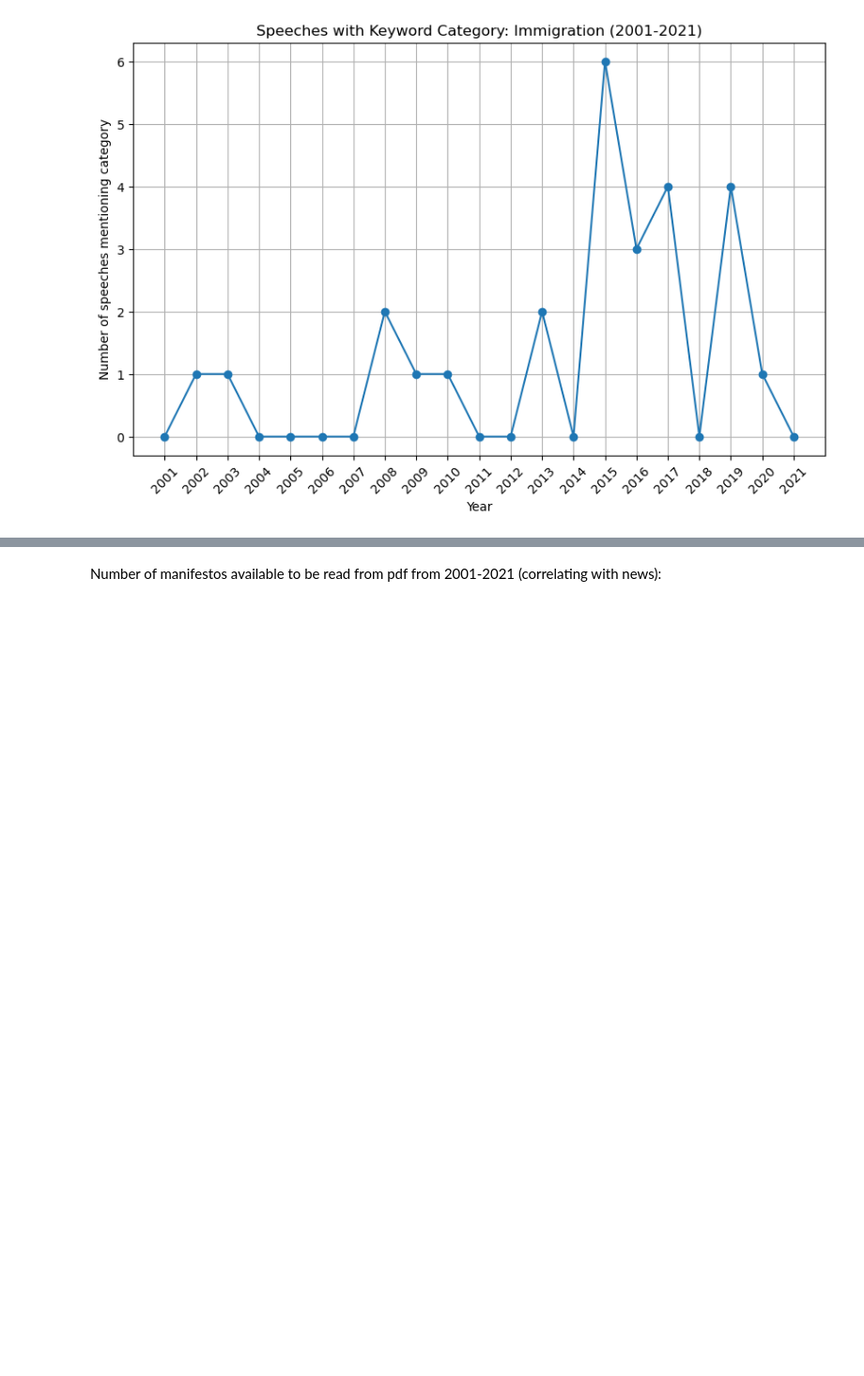
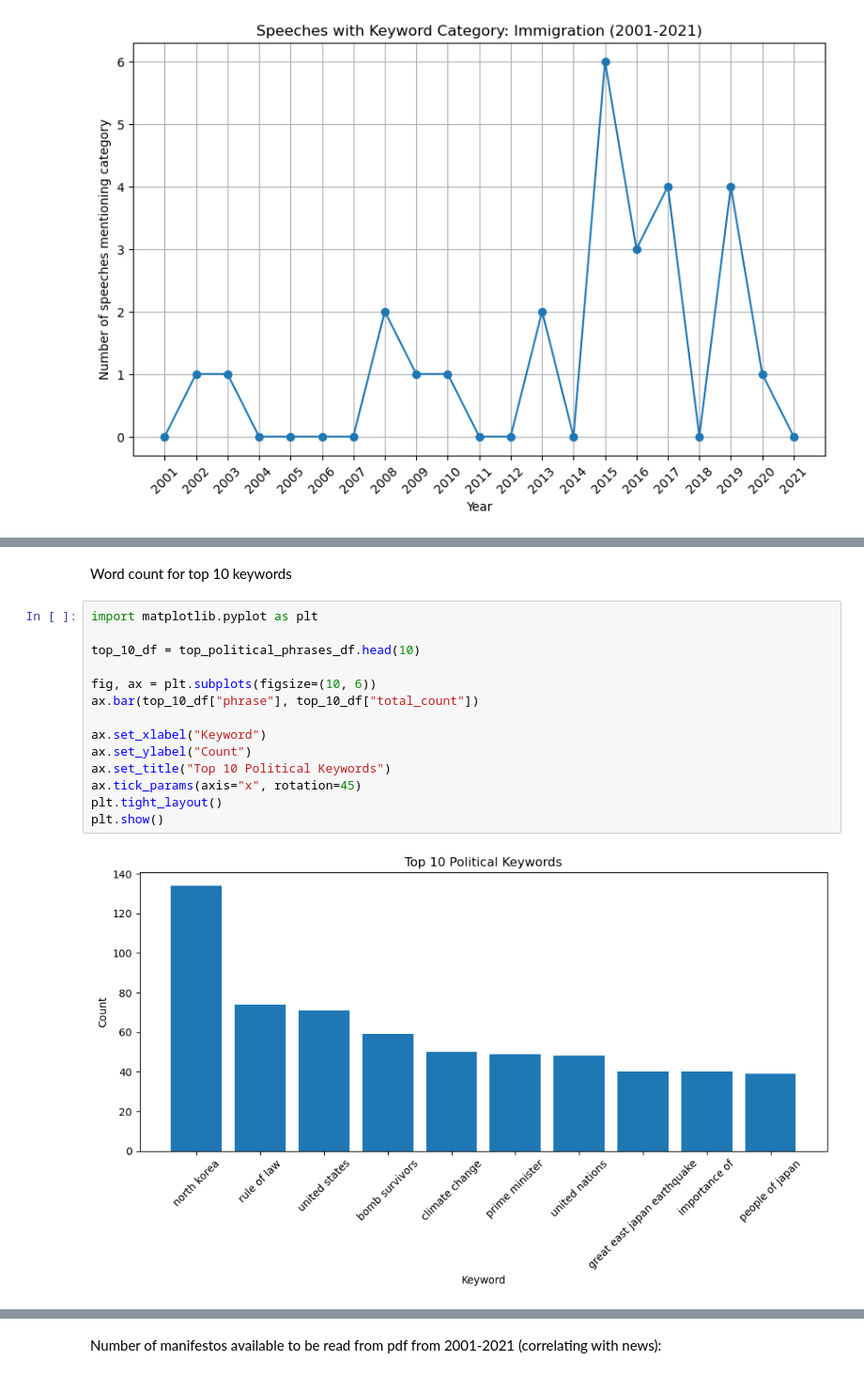
Before and after one commit to ninaudagawa/Media-Politics, a Jupyter notebook: project/notebooks/speeches_keywords_AILIE.ipynb, the cells around one changed output, grey strips where cells are left out. Shown at 94% size. Saved outputs shown, nothing was run; the diff lists cells and outputs as text; blank space fills up the shorter version.

```diff
--- a/project/notebooks/speeches_keywords_AILIE.ipynb
+++ b/project/notebooks/speeches_keywords_AILIE.ipynb
@@ -558,0 +580,18 @@ for category, keywords in categories.items():
+# %% [markdown]
+Word count for top 10 keywords
+# %%
+import matplotlib.pyplot as plt
+
+top_10_df = top_political_phrases_df.head(10)
+
+fig, ax = plt.subplots(figsize=(10, 6))
+ax.bar(top_10_df["phrase"], top_10_df["total_count"])
+
+ax.set_xlabel("Keyword")
+ax.set_ylabel("Count")
+ax.set_title("Top 10 Political Keywords")
+ax.tick_params(axis="x", rotation=45)
+plt.tight_layout()
+plt.show()
+# %% [output]
+[figure, added]
```
Also changed, not shown: parts of 6 cells of this notebook.
